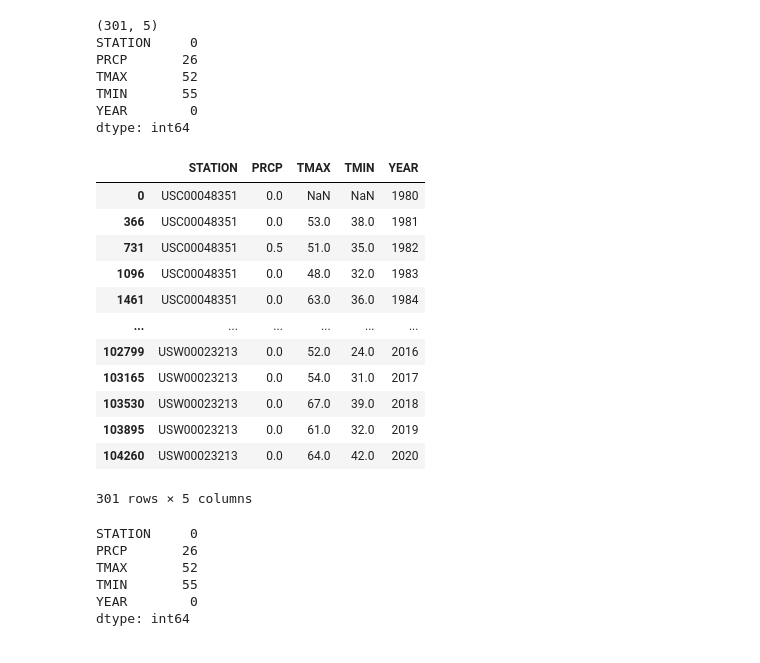
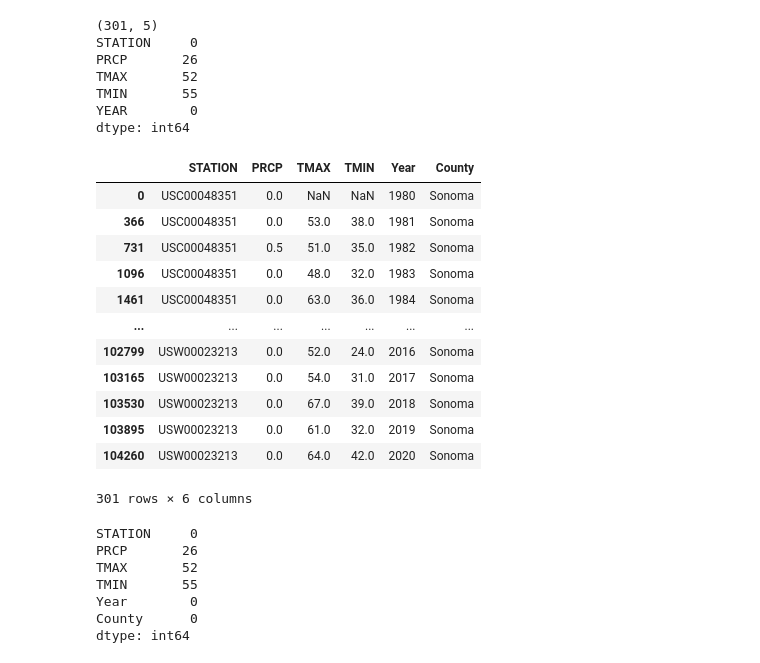
Before and after one commit to coldzonemt/Capstone_2, a Jupyter notebook: Pre-Processing_and_Training.ipynb, the cells around one changed output. Drawn from its saved outputs; the diff is of its cells as text; code cells hidden in the pictures.

```diff
--- a/Pre-Processing_and_Training.ipynb
+++ b/Pre-Processing_and_Training.ipynb
@@ -188,6 +194,7 @@ TMAX              float64
 TMIN              float64
 dtype: object
 # %%
-df_weather['YEAR'] = pd.DatetimeIndex(df_weather['DATE']).year
+df_weather['Year'] = pd.DatetimeIndex(df_weather['DATE']).year
+df_weather['County'] = 'Sonoma'
 df_weather.tail(10)
 # %% [output]
@@ -215,5 +222,5 @@ df_weather.head()
 # %%
-new_weather = df_weather.drop_duplicates(subset=['YEAR', 'STATION'], keep='first')
+new_weather = df_weather.drop_duplicates(subset=['Year', 'STATION'], keep='first')
 # .groupby(['STATION']).transform(lambda x: x.fillna(x.mean()))
 new_weather.head()
 # %% [output]
@@ -235,22 +242,22 @@ TMIN       55
 YEAR        0
 dtype: int64
 # %%
-grouped = new_weather.groupby(['STATION', 'YEAR'])
+grouped = new_weather.groupby(['STATION', 'Year'])
 grouped.head()
 # %% [output]
-|  | STATION | PRCP | TMAX | TMIN | YEAR |
-| 0 | USC00048351 | 0.0 | NaN | NaN | 1980 |
-| 366 | USC00048351 | 0.0 | 53.0 | 38.0 | 1981 |
-| 731 | USC00048351 | 0.5 | 51.0 | 35.0 | 1982 |
-| 1096 | USC00048351 | 0.0 | 48.0 | 32.0 | 1983 |
-| 1461 | USC00048351 | 0.0 | 63.0 | 36.0 | 1984 |
-| ... | ... | ... | ... | ... | ... |
-| 102799 | USW00023213 | 0.0 | 52.0 | 24.0 | 2016 |
-| 103165 | USW00023213 | 0.0 | 54.0 | 31.0 | 2017 |
-| 103530 | USW00023213 | 0.0 | 67.0 | 39.0 | 2018 |
-| 103895 | USW00023213 | 0.0 | 61.0 | 32.0 | 2019 |
-| 104260 | USW00023213 | 0.0 | 64.0 | 42.0 | 2020 |
+|  | STATION | PRCP | TMAX | TMIN | Year | County |
+| 0 | USC00048351 | 0.0 | NaN | NaN | 1980 | Sonoma |
+| 366 | USC00048351 | 0.0 | 53.0 | 38.0 | 1981 | Sonoma |
+| 731 | USC00048351 | 0.5 | 51.0 | 35.0 | 1982 | Sonoma |
+| 1096 | USC00048351 | 0.0 | 48.0 | 32.0 | 1983 | Sonoma |
+| 1461 | USC00048351 | 0.0 | 63.0 | 36.0 | 1984 | Sonoma |
+| ... | ... | ... | ... | ... | ... | ... |
+| 102799 | USW00023213 | 0.0 | 52.0 | 24.0 | 2016 | Sonoma |
+| 103165 | USW00023213 | 0.0 | 54.0 | 31.0 | 2017 | Sonoma |
+| 103530 | USW00023213 | 0.0 | 67.0 | 39.0 | 2018 | Sonoma |
+| 103895 | USW00023213 | 0.0 | 61.0 | 32.0 | 2019 | Sonoma |
+| 104260 | USW00023213 | 0.0 | 64.0 | 42.0 | 2020 | Sonoma |
-301 rows × 5 columns
+301 rows × 6 columns
 # %%
 new_weather.isna().sum()
 # %% [output]
@@ -258,7 +265,8 @@ STATION     0
 PRCP       26
 TMAX       52
 TMIN       55
-YEAR        0
+Year        0
+County      0
 dtype: int64
 # %%
 # Need to apply x.mean by year *and* station to
```
Also changed, not shown: parts of 5 cells of this notebook.
